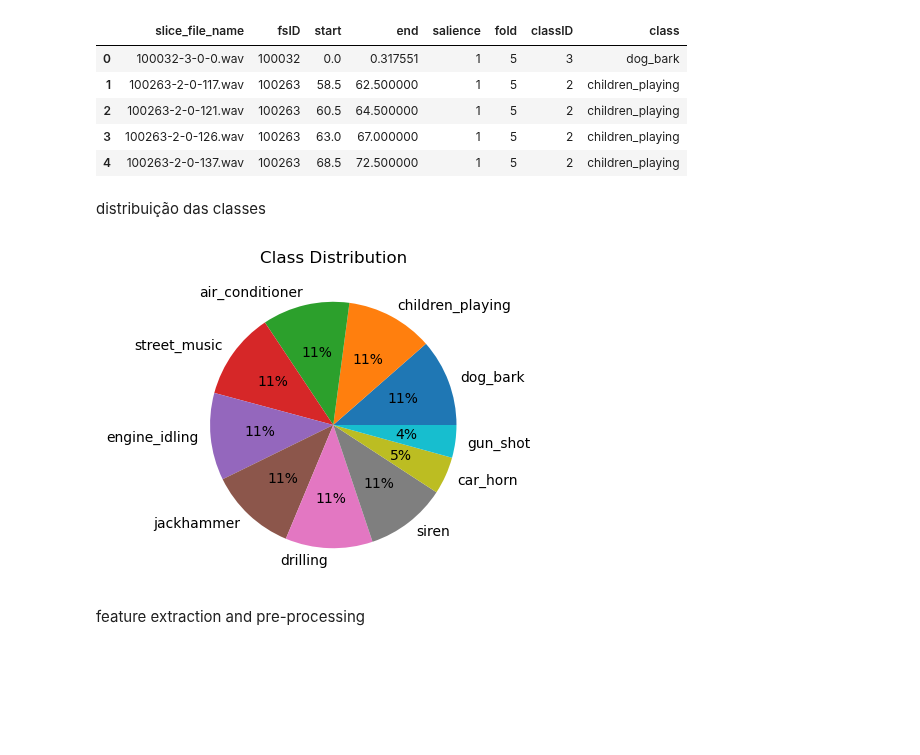
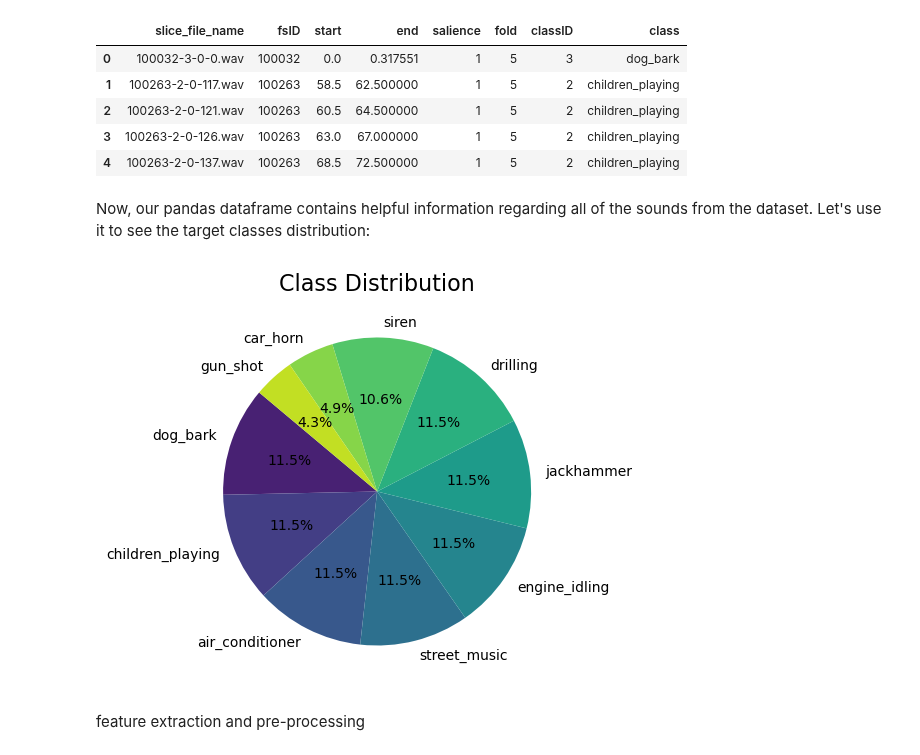
Before and after one commit to joaobaptista30/Sound_Classification, a Jupyter notebook: rnn-lstm.ipynb, the cells around one changed output. Saved outputs shown, nothing was run; the diff lists cells and outputs as text; code cells hidden in the pictures; blank space fills up the shorter version.

```diff
--- a/rnn-lstm.ipynb
+++ b/rnn-lstm.ipynb
@@ -65,15 +69,16 @@ df.head()
 | 2 | 100263-2-0-121.wav | 100263 | 60.5 | 64.500000 | 1 | 5 | 2 | children_playing |
 | 3 | 100263-2-0-126.wav | 100263 | 63.0 | 67.000000 | 1 | 5 | 2 | children_playing |
 | 4 | 100263-2-0-137.wav | 100263 | 68.5 | 72.500000 | 1 | 5 | 2 | children_playing |
-# %% [markdown]
-distribuição das classes
-# %%
-df['class'].value_counts().plot(kind='pie', autopct='%1.0f%%', figsize=(4,4))
-plt.title('Class Distribution')
-plt.ylabel('')
-plt.show()
-# %% [output]
-[figure, removed]
+# %% [markdown]
+Now, our pandas dataframe contains helpful information regarding all of the sounds from the dataset. Let's use it to see the target classes distribution:
+# %%
+class_counts = df['class'].value_counts()
+plt.figure(figsize=(5, 5))
+plt.pie(class_counts.values, labels=class_counts.index, autopct='%1.1f%%', startangle=140, colors=sns.color_palette("viridis", n_colors=10))
+plt.title("Class Distribution", fontsize=16)
+plt.show()
+# %% [output]
+[figure, added]
 # %% [markdown]
 feature extraction and pre-processing
 # %% [markdown]
```
Also changed, not shown: parts of 7 cells of this notebook.
